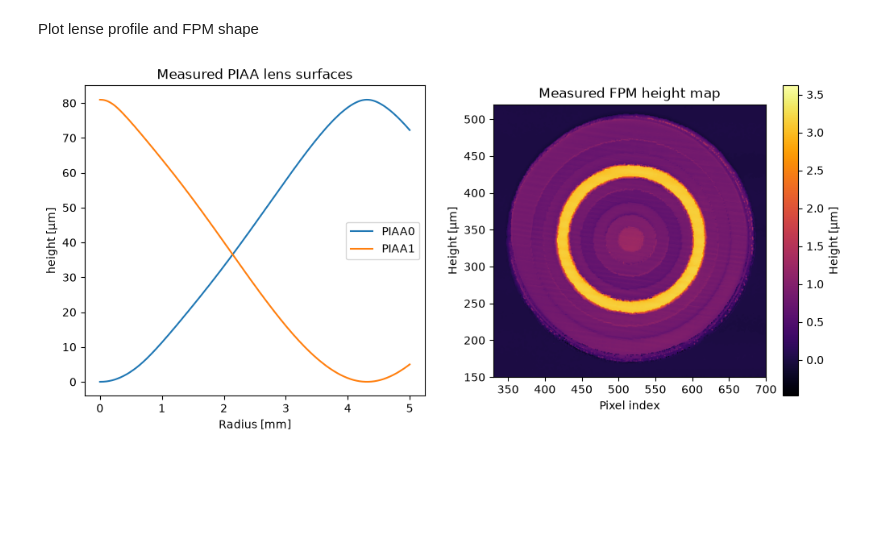
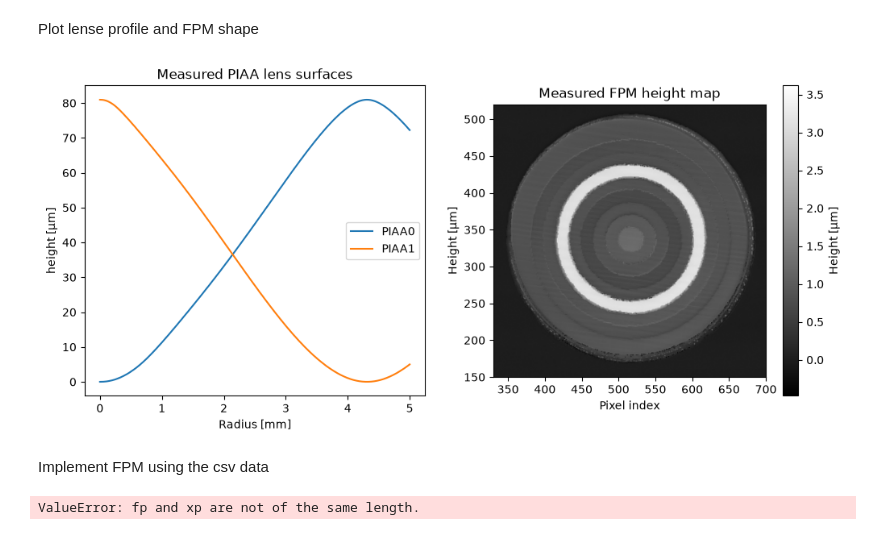
Before and after one commit to armandbl/PIAACMC, a Jupyter notebook: PIAACMC.ipynb, the cells around one changed output. Saved outputs shown, nothing was run; the diff lists cells and outputs as text; code cells hidden in the pictures; blank space fills up the shorter version.

```diff
--- a/PIAACMC.ipynb
+++ b/PIAACMC.ipynb
@@ -179,20 +180,39 @@ Plot lense profile and FPM shape
 # %%
 fig, ax = plt.subplots(1, 2, figsize=(12, 5))   # fig, ax — correct order, 2 columns
 
 ax[0].plot(radial_d0 * 1e3, (profile0.max()-profile0) * 1e6, label='PIAA0', color='C0')
 ax[0].plot(radial_d1 * 1e3, (profile1.max()-profile1) * 1e6, label='PIAA1', color='C1')
 ax[0].set_xlabel('Radius [mm]')
 ax[0].set_ylabel('height [µm]')
 ax[0].set_title('Measured PIAA lens surfaces')
 ax[0].legend()
 
-ax[1].imshow(fpm_height * 1e6, cmap='inferno')
+ax[1].imshow(fpm_height * 1e6, cmap='grey')
 ax[1].set_xlim(330, 700)
 ax[1].set_ylim(150, 520)
 ax[1].set_xlabel('Pixel index')
 ax[1].set_ylabel('Height [µm]')
 ax[1].set_title('Measured FPM height map')
 plt.colorbar(ax[1].images[0], ax=ax[1], label='Height [µm]')
 plt.show()
 # %% [output]
-[figure, old version]
+[figure, new version]
+# %% [markdown]
+Implement FPM using the csv data
+# %%
+n_rings=10
+expected_max_radius_norm=0.75
+expected_heights=np.array([1.26196831, 0.94074998, 0.77836148, 0.6366583 , 0.7739299 , 3.19782967, 0.85539274, 0.79005693, 0.88346143, 0.87813155]) #microns
+pixel_size = 0.279e-6                              # m/px, from Keyence header
+F_number=69
+SR=wavelength * F_number
+
+
+def prop_fpm(wavefront, fpm_height, wavelength, F_number):
+   """Propagate a wavefront through the FPM."""
+
+
+   return wavefront
+wf_fpm = prop_fpm(wf_apodized, fpm_height, wavelength, F_number)
+# %% [output]
+ValueError: fp and xp are not of the same length.
```
Also changed, not shown: parts of 2 cells of this notebook.
